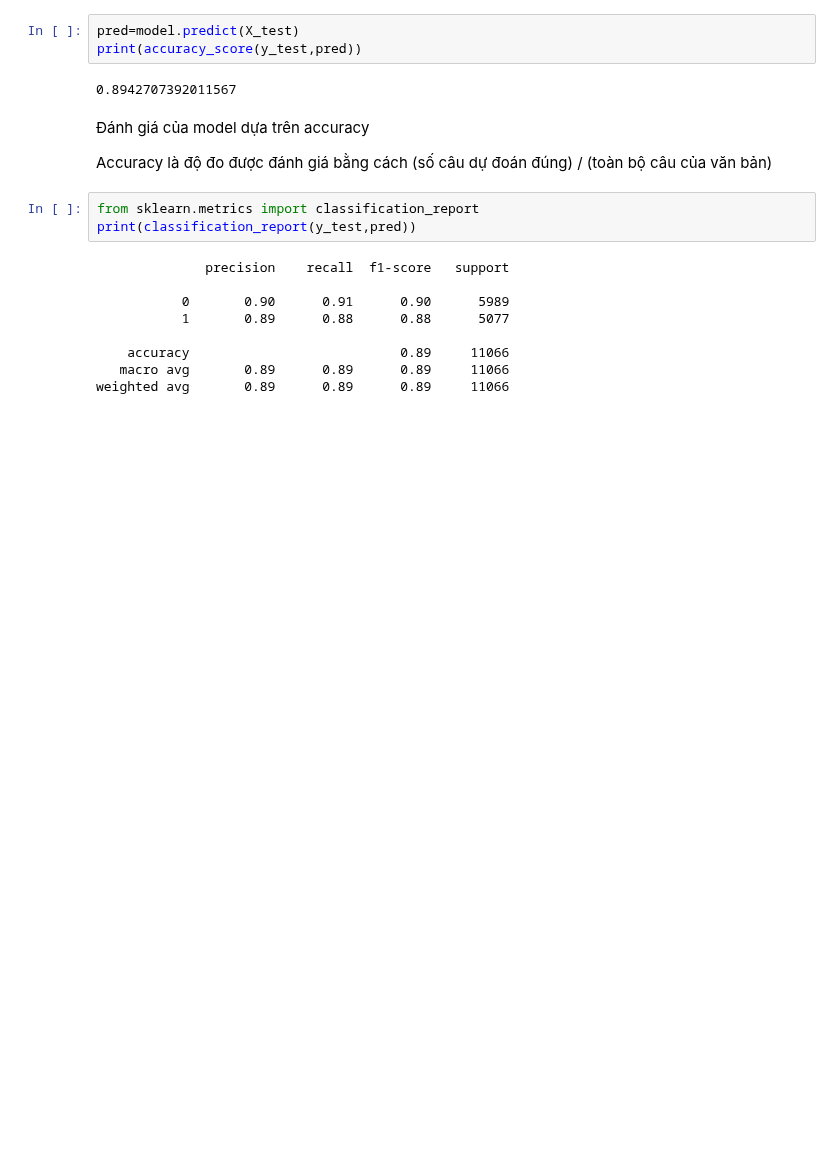
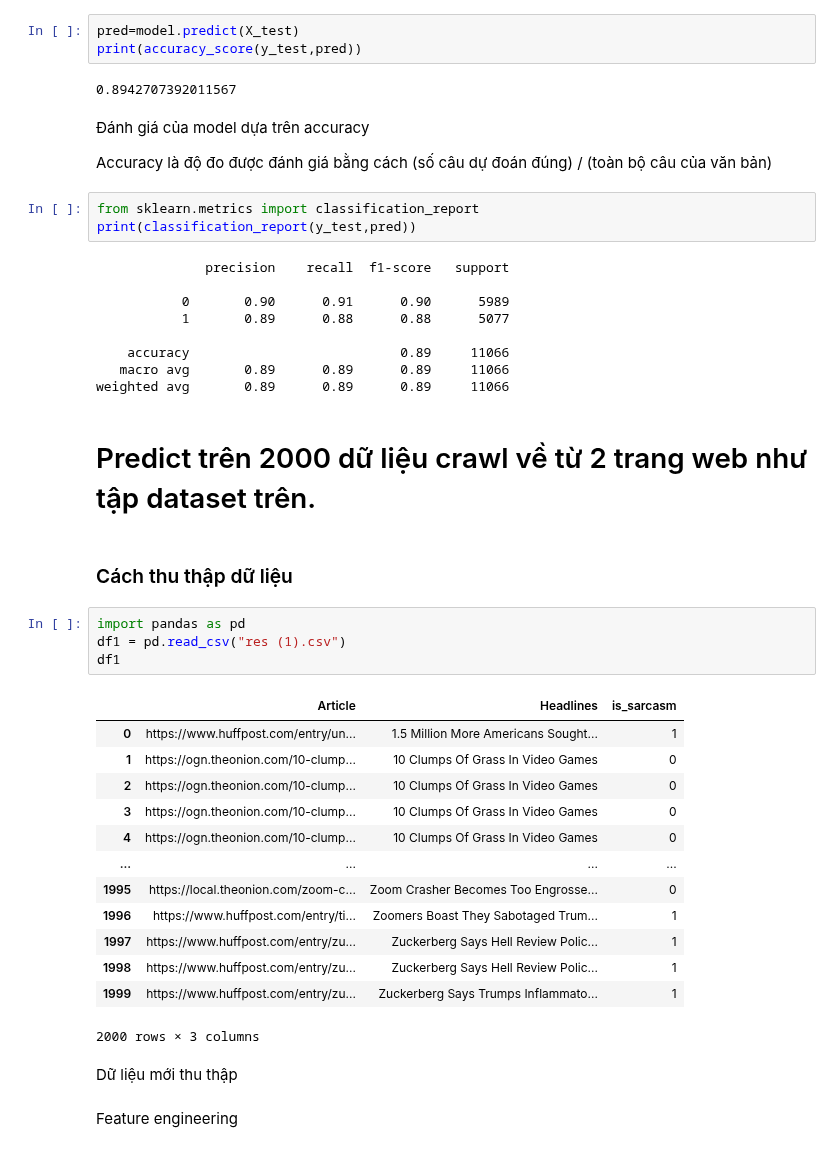
Before and after one commit to kangdoung/CS114.K21, a Jupyter notebook: Sarcasm_LogisticRegression.ipynb, the cells around one changed output. Saved outputs shown, nothing was run; the diff lists cells and outputs as text; blank space fills up the shorter version.

```diff
--- a/Sarcasm_LogisticRegression.ipynb
+++ b/Sarcasm_LogisticRegression.ipynb
@@ -156,3 +176,29 @@ print(classification_report(y_test,pred))
     accuracy                           0.89     11066
    macro avg       0.89      0.89      0.89     11066
 weighted avg       0.89      0.89      0.89     11066
+# %% [markdown]
+# Predict trên 2000 dữ liệu crawl về từ 2 trang web như tập dataset trên.
+# %% [markdown]
+### Cách thu thập dữ liệu
+# %%
+import pandas as pd
+df1 = pd.read_csv("res (1).csv")
+df1
+# %% [output]
+|  | Article | Headlines | is_sarcasm |
+| 0 | https://www.huffpost.com/entry/un... | 1.5 Million More Americans Sought... | 1 |
+| 1 | https://ogn.theonion.com/10-clump... | 10 Clumps Of Grass In Video Games | 0 |
+| 2 | https://ogn.theonion.com/10-clump... | 10 Clumps Of Grass In Video Games | 0 |
+| 3 | https://ogn.theonion.com/10-clump... | 10 Clumps Of Grass In Video Games | 0 |
+| 4 | https://ogn.theonion.com/10-clump... | 10 Clumps Of Grass In Video Games | 0 |
+| ... | ... | ... | ... |
+| 1995 | https://local.theonion.com/zoom-c... | Zoom Crasher Becomes Too Engrosse... | 0 |
+| 1996 | https://www.huffpost.com/entry/ti... | Zoomers Boast They Sabotaged Trum... | 1 |
+| 1997 | https://www.huffpost.com/entry/zu... | Zuckerberg Says Hell Review Polic... | 1 |
+| 1998 | https://www.huffpost.com/entry/zu... | Zuckerberg Says Hell Review Polic... | 1 |
+| 1999 | https://www.huffpost.com/entry/zu... | Zuckerberg Says Trumps Inflammato... | 1 |
+2000 rows × 3 columns
+# %% [markdown]
+Dữ liệu mới thu thập
+# %% [markdown]
+Feature engineering
```
Also changed, not shown: parts of 21 cells of this notebook.
